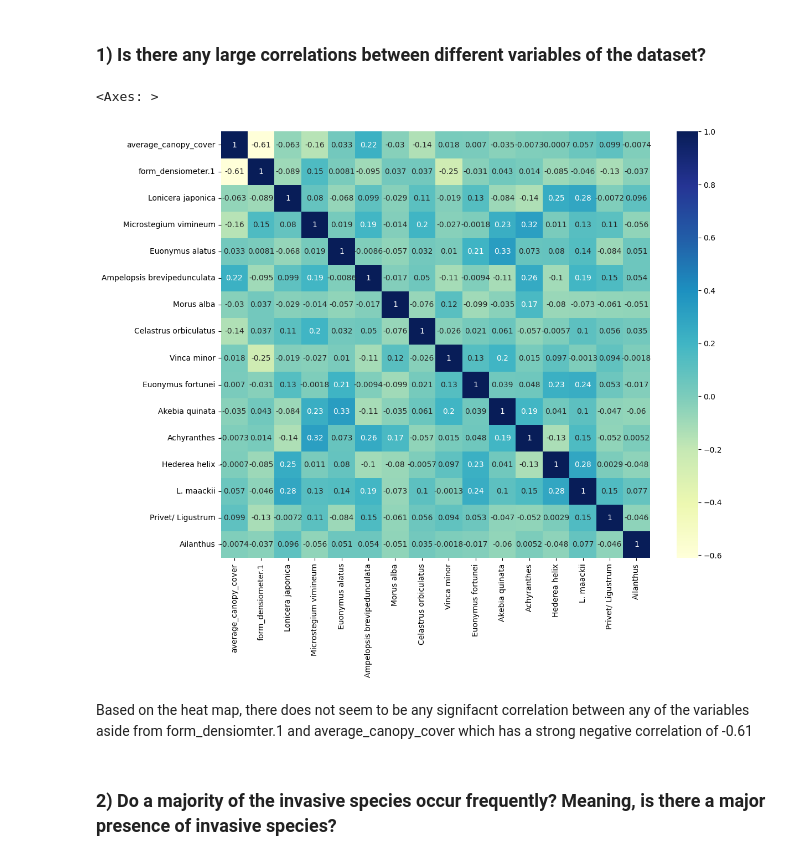
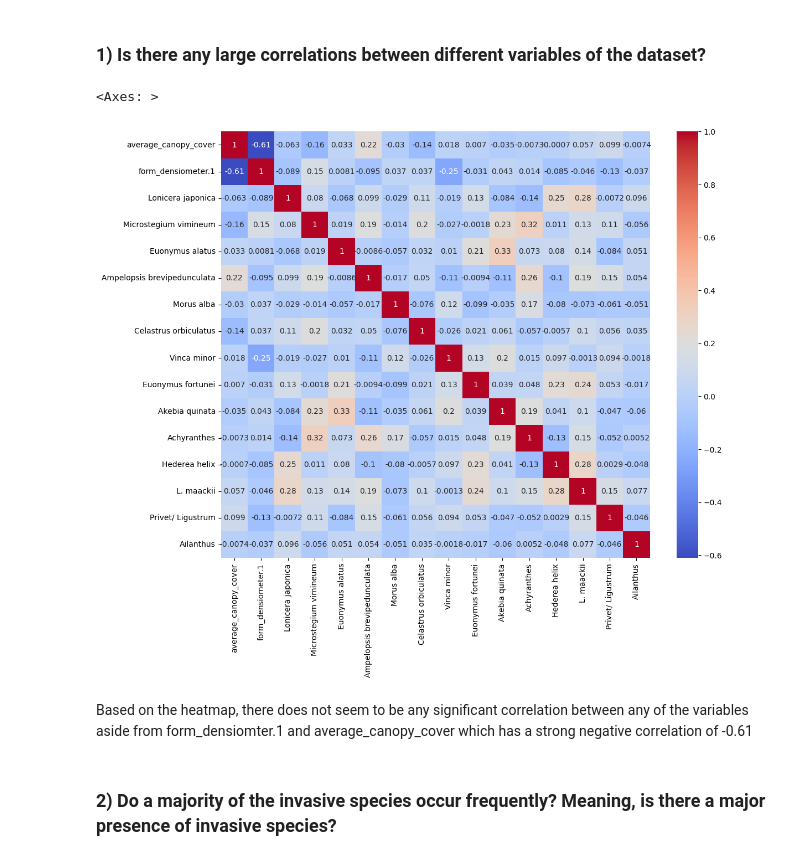
Before and after one commit to Graviton12/CS-430-Group-Project, a Jupyter notebook: 2024_Cherokee_Invasive_Survey_EDA_samia.ipynb, the cells around one changed output. Cells and saved outputs as stored; diff of their text form; code cells hidden in the pictures.

```diff
--- a/2024_Cherokee_Invasive_Survey_EDA_samia.ipynb
+++ b/2024_Cherokee_Invasive_Survey_EDA_samia.ipynb
@@ -172,15 +172,15 @@ dtype: int64
 # %%
 # checking for any correlations between the variables in the dataset
 # creating a correlation heat map for all the numerical variables without the Fallopia Japonica species since it has entries of zero.
 new_invasive_data_2024 = invasive_data_2024.drop(['Fallopia japonica'], axis=1)
 plt.figure(figsize=(12.5, 10))
 correlation_matrix = new_invasive_data_2024.select_dtypes(include=[np.number]).corr()
-sns.heatmap(correlation_matrix, annot=True, cmap='YlGnBu')
+sns.heatmap(correlation_matrix, annot=True, cmap='coolwarm')
 # %% [output]
 <Axes: >
-[figure, old version]
+[figure, new version]
 # %% [markdown]
-Based on the heat map, there does not seem to be any signifacnt correlation between any of the variables aside from form_densiomter.1 and average_canopy_cover which has a strong negative correlation of -0.61
+Based on the heatmap, there does not seem to be any significant correlation between any of the variables aside from form_densiomter.1 and average_canopy_cover which has a strong negative correlation of -0.61
 # %% [markdown]
 ### 2) Do a majority of the invasive species occur frequently? Meaning, is there a major presence of invasive species?
 # %%
```
Also changed, not shown: parts of 3 cells of this notebook.
